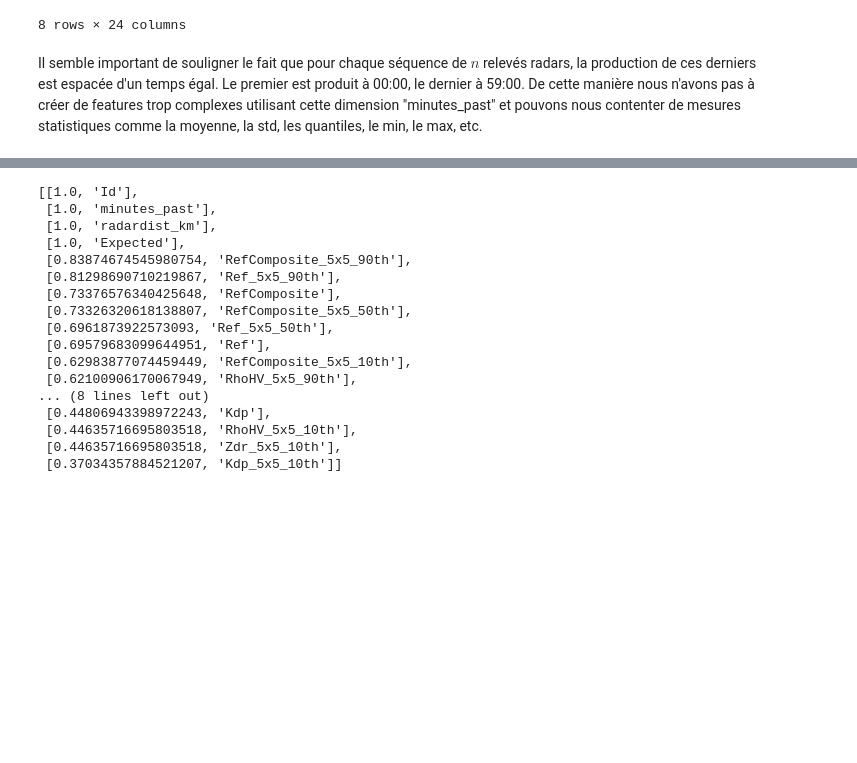
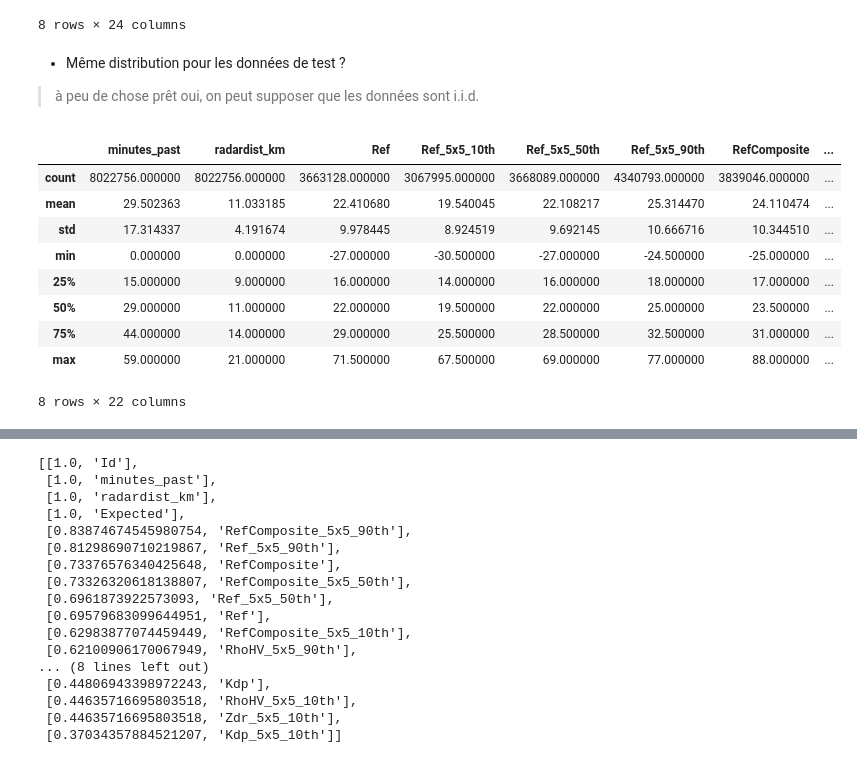
Before and after one commit to Cadene/FDMS, a Jupyter notebook: TME3/FDMS_Kaggle_CadeneChen.ipynb, the cells around one changed output, grey strips where cells are left out. Cells and saved outputs as stored; diff of their text form; code cells hidden in the pictures; blank space fills up the shorter version.

```diff
--- a/TME3/FDMS_Kaggle_CadeneChen.ipynb
+++ b/TME3/FDMS_Kaggle_CadeneChen.ipynb
@@ -124,5 +143,21 @@ dfTrain.describe()
 | 75% | 889582.000000 | 44.000000 | 14.000000 | 29.500000 | 26.000000 | 29.000000 | 33.500000 | 31.500000 | ... |
 | max | 1180945.000000 | 59.000000 | 21.000000 | 71.000000 | 62.500000 | 69.000000 | 72.500000 | 92.500000 | ... |
 8 rows × 24 columns
-# %% [markdown]
-Il semble important de souligner le fait que pour chaque séquence de $n$ relevés radars, la production de ces derniers est espacée d'un temps égal. Le premier est produit à 00:00, le dernier à 59:00. De cette manière nous n'avons pas à créer de features trop complexes utilisant cette dimension "minutes_past" et pouvons nous contenter de mesures statistiques comme la moyenne, la std, les quantiles, le min, le max, etc.
+# %% [markdown]
+- Même distribution pour les données de test ?
+> à peu de chose prêt oui, on peut supposer que les données sont i.i.d.
+# %%
+dfTest = pd.read_csv('./data/test.csv')
+dfTest = dfTest.set_index('Id')
+dfTest.describe()
+# %% [output]
+|  | minutes_past | radardist_km | Ref | Ref_5x5_10th | Ref_5x5_50th | Ref_5x5_90th | RefComposite | ... |
+| count | 8022756.000000 | 8022756.000000 | 3663128.000000 | 3067995.000000 | 3668089.000000 | 4340793.000000 | 3839046.000000 | ... |
+| mean | 29.502363 | 11.033185 | 22.410680 | 19.540045 | 22.108217 | 25.314470 | 24.110474 | ... |
+| std | 17.314337 | 4.191674 | 9.978445 | 8.924519 | 9.692145 | 10.666716 | 10.344510 | ... |
+| min | 0.000000 | 0.000000 | -27.000000 | -30.500000 | -27.000000 | -24.500000 | -25.000000 | ... |
+| 25% | 15.000000 | 9.000000 | 16.000000 | 14.000000 | 16.000000 | 18.000000 | 17.000000 | ... |
+| 50% | 29.000000 | 11.000000 | 22.000000 | 19.500000 | 22.000000 | 25.000000 | 23.500000 | ... |
+| 75% | 44.000000 | 14.000000 | 29.000000 | 25.500000 | 28.500000 | 32.500000 | 31.000000 | ... |
+| max | 59.000000 | 21.000000 | 71.500000 | 67.500000 | 69.000000 | 77.000000 | 88.000000 | ... |
+8 rows × 22 columns
```
Also changed, not shown: parts of 70 cells of this notebook.
